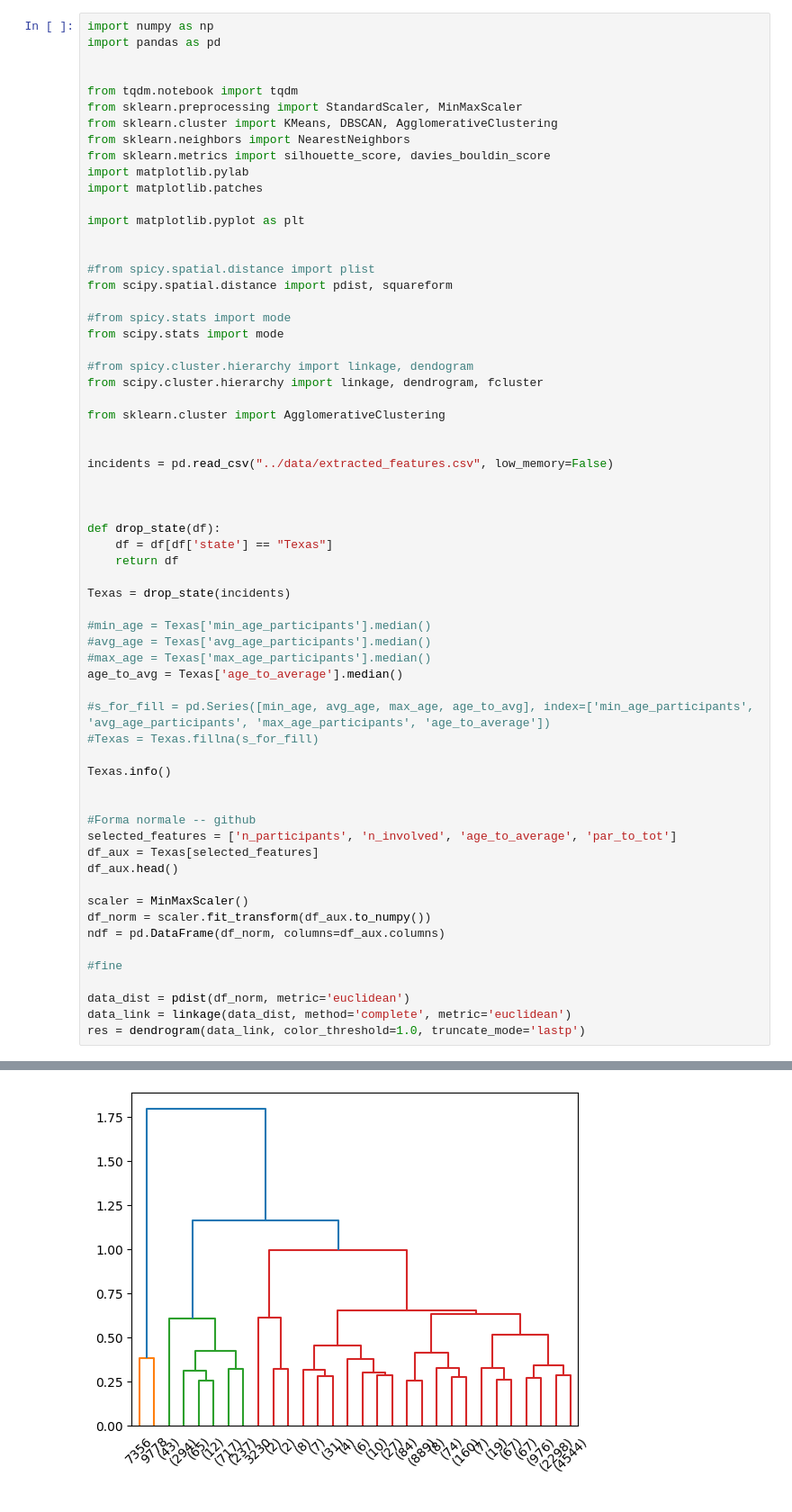
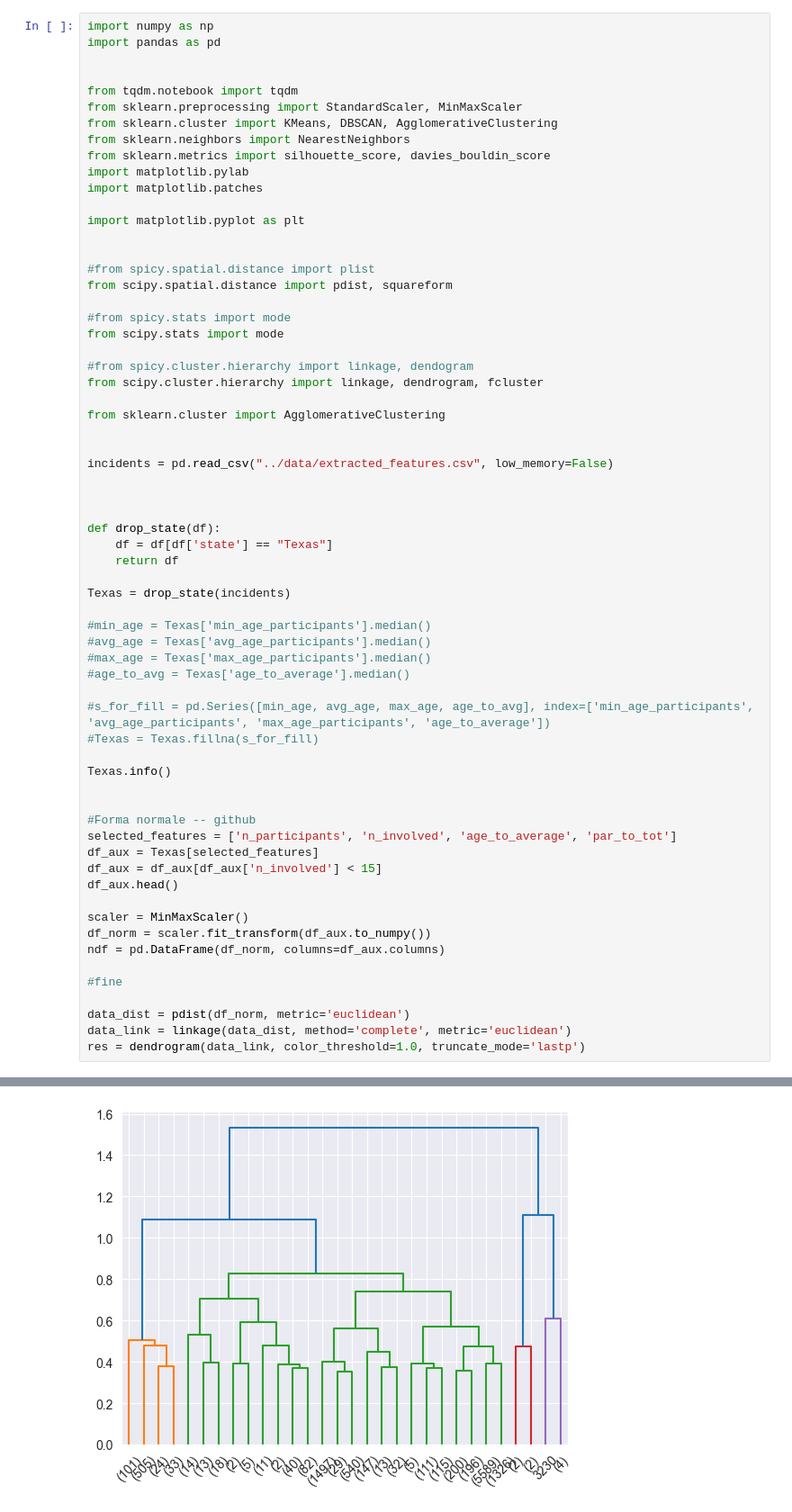
Before and after one commit to Alexthw46/DataMiningProject, a Jupyter notebook: TASK_2/hierarchical.ipynb, the cells around one changed output, grey strips where cells are left out. Shown at 90% size. Cells and saved outputs as stored; diff of their text form.

```diff
--- a/TASK_2/hierarchical.ipynb
+++ b/TASK_2/hierarchical.ipynb
@@ -39,7 +39,7 @@ Texas = drop_state(incidents)
 #min_age = Texas['min_age_participants'].median()
 #avg_age = Texas['avg_age_participants'].median()
 #max_age = Texas['max_age_participants'].median()
-age_to_avg = Texas['age_to_average'].median()
+#age_to_avg = Texas['age_to_average'].median()
 
 #s_for_fill = pd.Series([min_age, avg_age, max_age, age_to_avg], index=['min_age_participants', 'avg_age_participants', 'max_age_participants', 'age_to_average'])
 #Texas = Texas.fillna(s_for_fill)
@@ -50,33 +50,34 @@ Texas.info()
 #Forma normale -- github
 selected_features = ['n_participants', 'n_involved', 'age_to_average', 'par_to_tot']
 df_aux = Texas[selected_features]
+df_aux = df_aux[df_aux['n_involved'] < 15]
 df_aux.head()
 
 scaler = MinMaxScaler()
 df_norm = scaler.fit_transform(df_aux.to_numpy())
 ndf = pd.DataFrame(df_norm, columns=df_aux.columns)
 
 #fine
 
 data_dist = pdist(df_norm, metric='euclidean')
 data_link = linkage(data_dist, method='complete', metric='euclidean')
 res = dendrogram(data_link, color_threshold=1.0, truncate_mode='lastp')
 # %% [output]
 <class 'pandas.core.frame.DataFrame'>
 Index: 10661 entries, 13461 to 159978
 Data columns (total 35 columns):
  #   Column                  Non-Null Count  Dtype
 ---  ------                  --------------  -----
  0   date                    10661 non-null  object
  1   state                   10661 non-null  object
  2   city_or_county          10661 non-null  object
  3   latitude                10097 non-null  float64
  4   longitude               10097 non-null  float64
  5   congressional_district  10019 non-null  float64
  6   avg_age_participants    10661 non-null  float64
 ... (26 lines left out)
  33  n_minors                9735 non-null   float64
  34  par_to_tot              10661 non-null  float64
 dtypes: float64(22), int64(10), object(3)
 memory usage: 2.9+ MB
-[figure, old version]
+[figure, new version]
```
Also changed, not shown: parts of 39 cells of this notebook, 3 other files.
